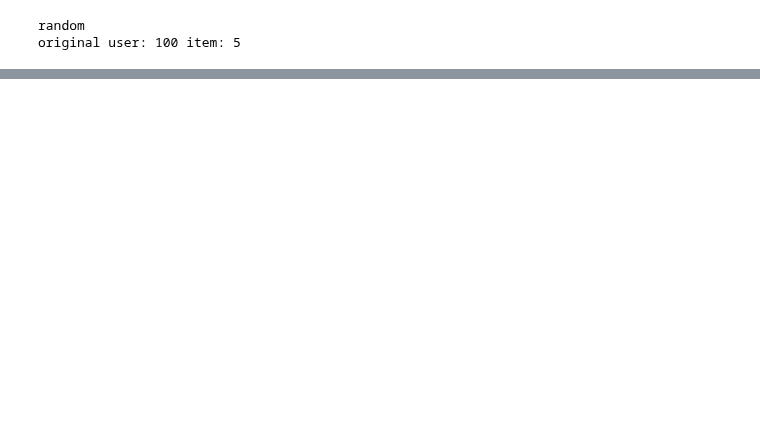
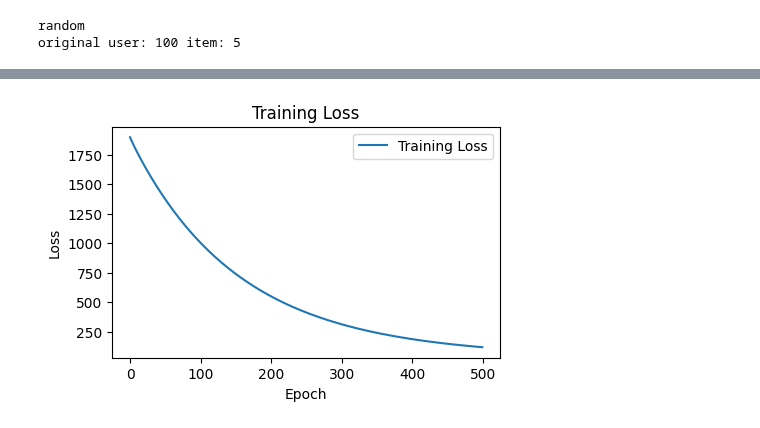
Before and after one commit to VirtuosoResearch/Matrix-completion-from-ultrasparse-samples, a Jupyter notebook: run.ipynb, the cells around one changed output, grey strips where cells are left out. Drawn from its saved outputs; the diff is of its cells as text; code cells hidden in the pictures; blank space fills up the shorter version.

```diff
--- a/run.ipynb
+++ b/run.ipynb
@@ -77,7 +77,7 @@ random
 original user: 100 item: 5
 # %%
 def top_r_svd(A, r):
-    V, S, Vt = torch.linalg.svd(A, full_matrices=False)
+    V, S, Vt = torch.linalg.svd(A, full_matrices=True)
 
     Vr = V[:, :r]
     Sr = S[:r]
@@ -86,7 +114,7 @@ def top_r_svd(A, r):
 # %%
 r = mat2.shape[0]
-epochs = 100
-alpha = 0.1
+epochs = 500
+alpha = 1
 p = 0.05
 noise = 0.01
 dataset = 'random'
@@ -202,0 +121,75 @@ False
+# %%
+u, d, v = torch.linalg.svd(M)
+print(u)
+print(d)
+print(v)
+# observed M & norm
+mask = torch.bernoulli(torch.full((M.shape[0],), p)).bool()
+observed_M = deepcopy(M)
+observed_M[mask] = 0
+observed_M_norm, scale_M = svd_norm(observed_M)
+MTM = torch.mm(observed_M_norm.t(), observed_M_norm)
+scale_diag = (p-1) / (p**2) * torch.diag(MTM).diag()
+A = scale_diag + MTM
+
+print(f"norm of M: {scale_M}")
+
+# parameters
+d1, d2 = observed_M.shape
+X = torch.randn(d2, d2, requires_grad=True)
+loop = tqdm(range(epochs))
+eta = 1 / np.sqrt(epochs)
+optimizer = optim.SGD([X], lr=eta)
+
+# opt
+train_losses = []
+writer = SummaryWriter('runs/'+dataset)
+for i in loop:
+    loss = ((X - A)**2).mean()
+    U, D, Vt = torch.linalg.svd(X, full_matrices=False)
+    loss.backward()
+
+    noise_matrix = torch.normal(mean=0, std=noise, size=(d2, d2))
+
+    X.grad = X.grad + alpha * U @ Vt + noise_matrix
+    """
+    with torch.no_grad():
+        X.data += -eta*X.grad
+    """
+    optimizer.step()
+    X.grad.zero_()
+    #print(loss.item())
+    writer.add_scalar('Loss', loss.item(), i)
+    train_losses.append(loss.item())
+    loop.set_postfix_str('In epoch {}, loss: {:.3f})'.format(i, loss.item()))
+
+plt.figure(figsize=(5, 3))
+plt.plot(train_losses, label='Training Loss')
+plt.xlabel('Epoch')
+plt.ylabel('Loss')
+plt.title('Training Loss')
+plt.legend()
+plt.show()
+
+print(f"mat2: {mat2}")
+M, scale_M = svd_norm(M)
+X, _ = svd_norm(X)
+
+#X = svd_norm_reverse(X, scale_M)
+
+u, d, v = top_r_svd(mat2, r)
+ux, dx, vx = torch.linalg.svd(X)
+
+m2 = v.t() @ v
+
+#ux, dx, vx = torch.linalg.svd(X)
+xx = vx.t() @ vx
+xxx = ux @ dx.diag() @ vx
+print(torch.norm(vx, p=2, dim=1))
+print(v)
+print(torch.norm(X))
+print(torch.norm(M))
+print((xx-m2))
+print(xx.mean())
+print(torch.allclose(xx, m2, atol=1e-03, rtol=1e-03))
+# %% [output]
@@ -202,0 +213 @@ False
+[figure, added]
```
Also changed, not shown: parts of 6 cells of this notebook.
